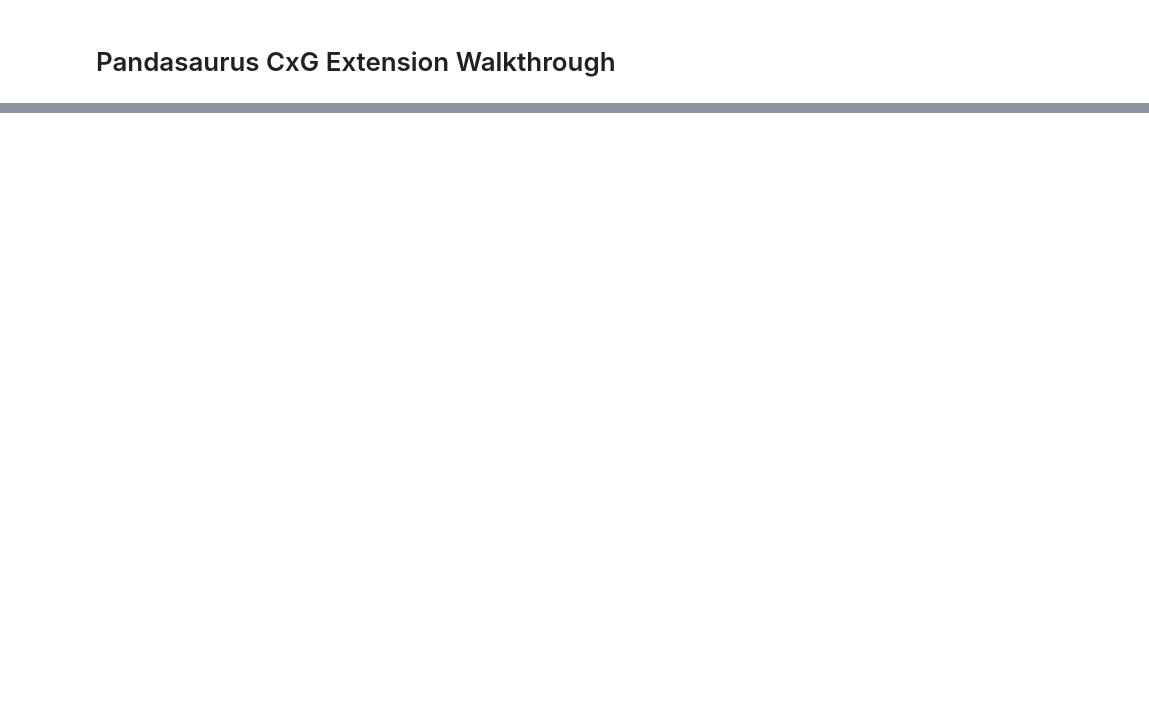
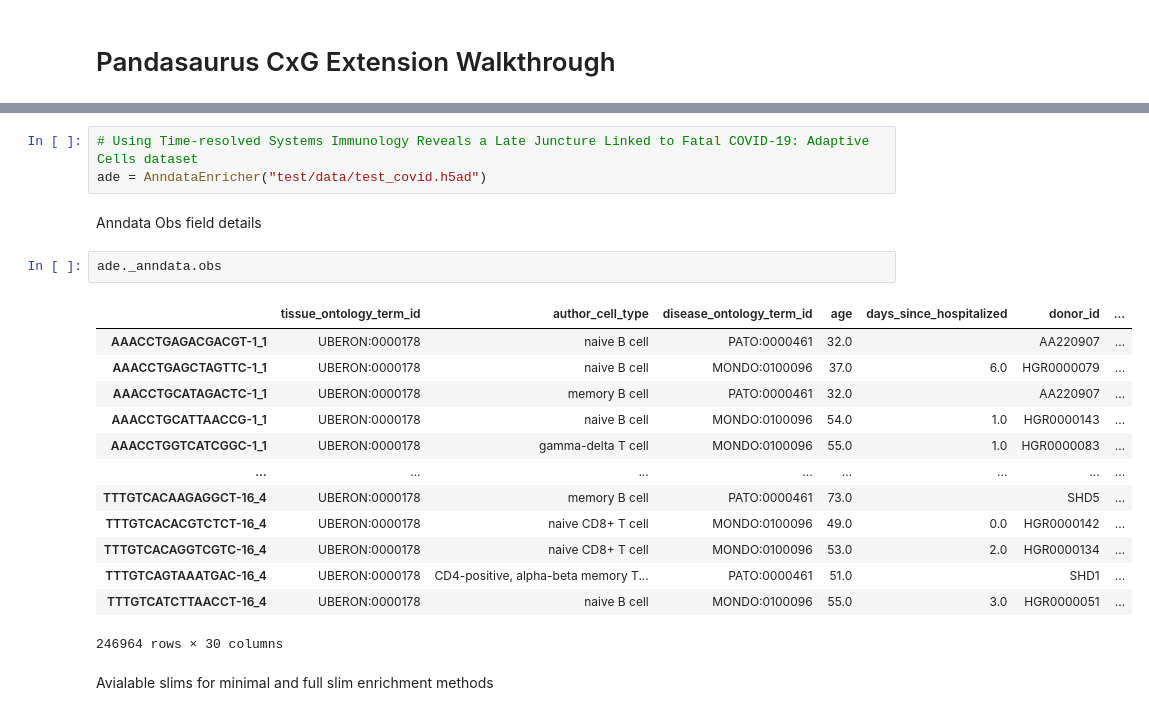
Before and after one commit to INCATools/pandasaurus_cxg, a Jupyter notebook: walkthrough.ipynb, the cells around one changed output, grey strips where cells are left out. Saved outputs shown, nothing was run; the diff lists cells and outputs as text; blank space fills up the shorter version.

```diff
--- a/walkthrough.ipynb
+++ b/walkthrough.ipynb
@@ -38,0 +22,23 @@ ModuleNotFoundError: No module named 'src'
+# %%
+# Using Time-resolved Systems Immunology Reveals a Late Juncture Linked to Fatal COVID-19: Adaptive Cells dataset
+ade = AnndataEnricher("test/data/test_covid.h5ad")
+# %% [markdown]
+Anndata Obs field details
+# %%
+ade._anndata.obs
+# %% [output]
+|  | tissue_ontology_term_id | author_cell_type | disease_ontology_term_id | age | days_since_hospitalized | donor_id | ... |
+| AAACCTGAGACGACGT-1_1 | UBERON:0000178 | naive B cell | PATO:0000461 | 32.0 |  | AA220907 | ... |
+| AAACCTGAGCTAGTTC-1_1 | UBERON:0000178 | naive B cell | MONDO:0100096 | 37.0 | 6.0 | HGR0000079 | ... |
+| AAACCTGCATAGACTC-1_1 | UBERON:0000178 | memory B cell | PATO:0000461 | 32.0 |  | AA220907 | ... |
+| AAACCTGCATTAACCG-1_1 | UBERON:0000178 | naive B cell | MONDO:0100096 | 54.0 | 1.0 | HGR0000143 | ... |
+| AAACCTGGTCATCGGC-1_1 | UBERON:0000178 | gamma-delta T cell | MONDO:0100096 | 55.0 | 1.0 | HGR0000083 | ... |
+| ... | ... | ... | ... | ... | ... | ... | ... |
+| TTTGTCACAAGAGGCT-16_4 | UBERON:0000178 | memory B cell | PATO:0000461 | 73.0 |  | SHD5 | ... |
+| TTTGTCACACGTCTCT-16_4 | UBERON:0000178 | naive CD8+ T cell | MONDO:0100096 | 49.0 | 0.0 | HGR0000142 | ... |
+| TTTGTCACAGGTCGTC-16_4 | UBERON:0000178 | naive CD8+ T cell | MONDO:0100096 | 53.0 | 2.0 | HGR0000134 | ... |
+| TTTGTCAGTAAATGAC-16_4 | UBERON:0000178 | CD4-positive, alpha-beta memory T... | PATO:0000461 | 51.0 |  | SHD1 | ... |
+| TTTGTCATCTTAACCT-16_4 | UBERON:0000178 | naive B cell | MONDO:0100096 | 55.0 | 3.0 | HGR0000051 | ... |
+246964 rows × 30 columns
+# %% [markdown]
+Avialable slims for minimal and full slim enrichment methods
```
Also changed, not shown: parts of 31 cells of this notebook.
